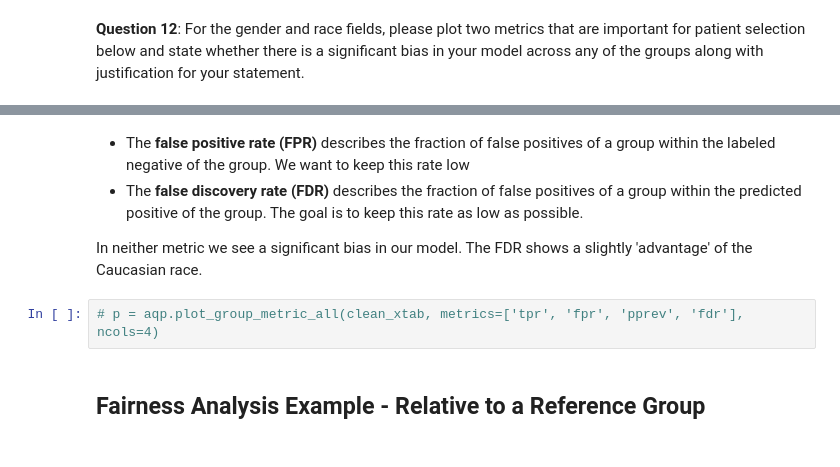
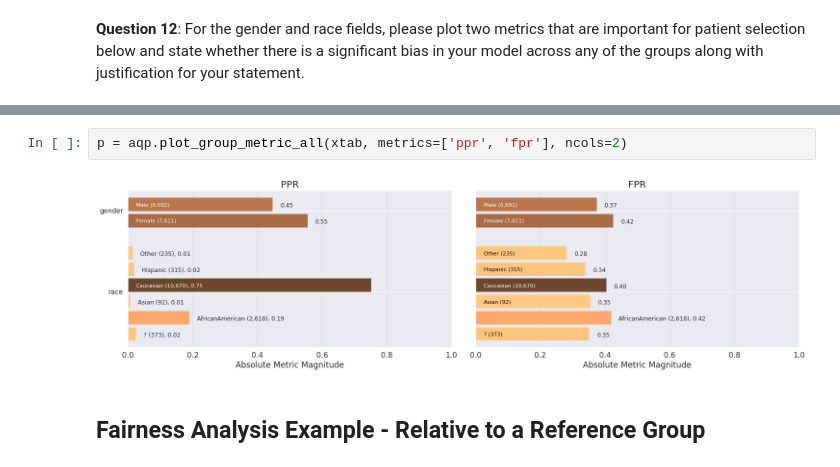
Before and after one commit to phthaloc/emr_data_regression_model, a Jupyter notebook: starter_code/student_project_submission.ipynb, the cells around one changed output, grey strips where cells are left out. Drawn from its saved outputs; the diff is of its cells as text.

```diff
--- a/starter_code/student_project_submission.ipynb
+++ b/starter_code/student_project_submission.ipynb
@@ -1446,10 +1461,7 @@ tpr = aqp.plot_group_metric(clean_xtab, 'fdr', min_group_size=0.00)
-# %% [markdown]
-- The **false positive rate (FPR)** describes the fraction of false positives of a group within the labeled  negative of the group. We want to keep this rate low
-- The **false discovery rate (FDR)** describes the fraction of false positives of a group within the predicted positive of the group. The goal is to keep this rate as low as possible.
-
-In neither metric we see a significant bias in our model. The FDR shows a slightly 'advantage' of the Caucasian race.
 # %%
-# p = aqp.plot_group_metric_all(clean_xtab, metrics=['tpr', 'fpr', 'pprev', 'fdr'], ncols=4)
+p = aqp.plot_group_metric_all(xtab, metrics=['ppr', 'fpr'], ncols=2)
+# %% [output]
+[figure, added]
 # %% [markdown]
 ## Fairness Analysis Example - Relative to a Reference Group
 # %% [markdown]
```
Also changed, not shown: parts of 37 cells of this notebook.
